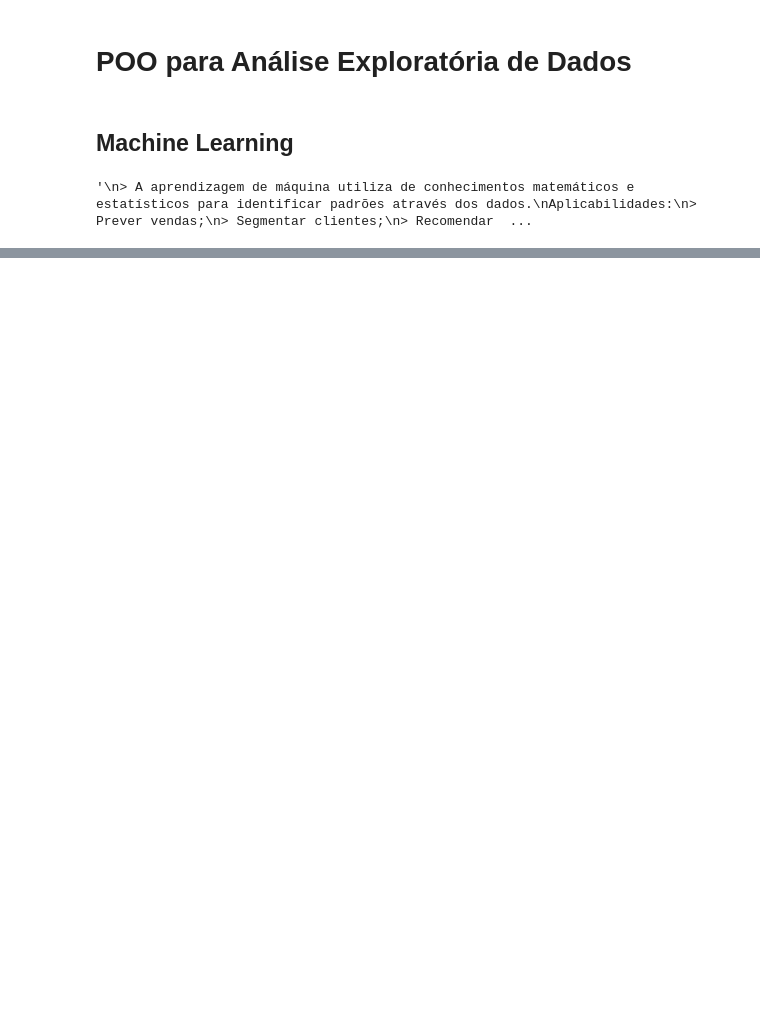
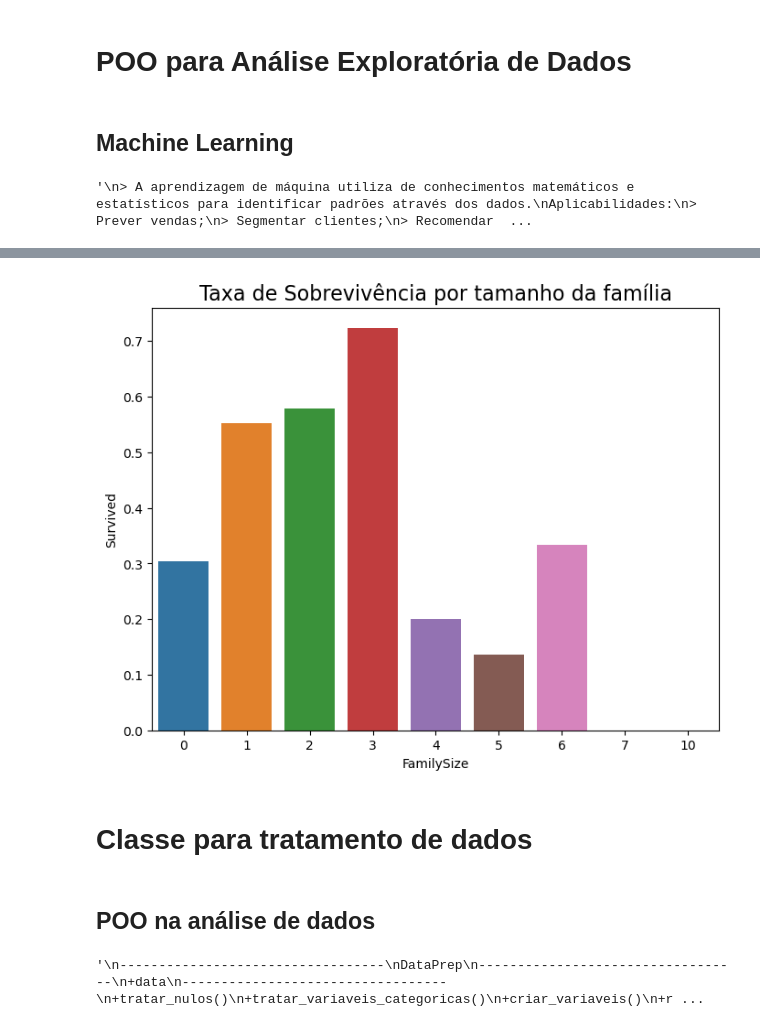
Before and after one commit to LTNMorTifIcaTioN/POO_UAPA, a Jupyter notebook: Unidade_IV/POO_Machine_Learning.ipynb, the cells around one changed output, grey strips where cells are left out. Drawn from its saved outputs; the diff is of its cells as text; code cells hidden in the pictures; blank space fills up the shorter version.

```diff
--- a/Unidade_IV/POO_Machine_Learning.ipynb
+++ b/Unidade_IV/POO_Machine_Learning.ipynb
@@ -29,0 +151,7 @@ Baixar o dataset disponível em: https://www.kaggle.com/c/titanic
+# %%
+import pandas as pd
+df_family_size = df['SibSp'] + df['Parch'] + 1
+df_family_size = df_family_size.to_frame(name='FamilySize')
+df_fs = pd.concat([df, df_family_size], axis=1)
+df_plot_fs = df_fs.groupby('FamilySize', as_index=False)['Survived'].mean()
+df_plot_fs
@@ -29,0 +169,30 @@ Baixar o dataset disponível em: https://www.kaggle.com/c/titanic
+# %%
+fig, ax = plt.subplots(figsize=(8, 6))
+sns.barplot(x='FamilySize', y='Survived', data=df_plot_fs, ax=ax)
+ax.set_title('Taxa de Sobrevivência por tamanho da família', fontsize=16)
+plt.show()
+# %% [output]
+[figure, added]
+# %% [markdown]
+# Classe para tratamento de dados
+# %% [markdown]
+## POO na análise de dados
+# %%
+## Classe DataPrep
+"""
+----------------------------------
+DataPrep
+----------------------------------
++data
+----------------------------------
++tratar_nulos()
++tratar_variaveis_categoricas()
++criar_variaveis()
++remover_variaveis()
++separar_treino_teste()
++preparar_dados()
+----------------------------------
+"""
+## https://bit.ly/classPython_dataprep
+# %% [output]
+'\n----------------------------------\nDataPrep\n----------------------------------\n+data\n----------------------------------\n+tratar_nulos()\n+tratar_variaveis_categoricas()\n+criar_variaveis()\n+r ...
```
Also changed, not shown: parts of 21 cells of this notebook.
